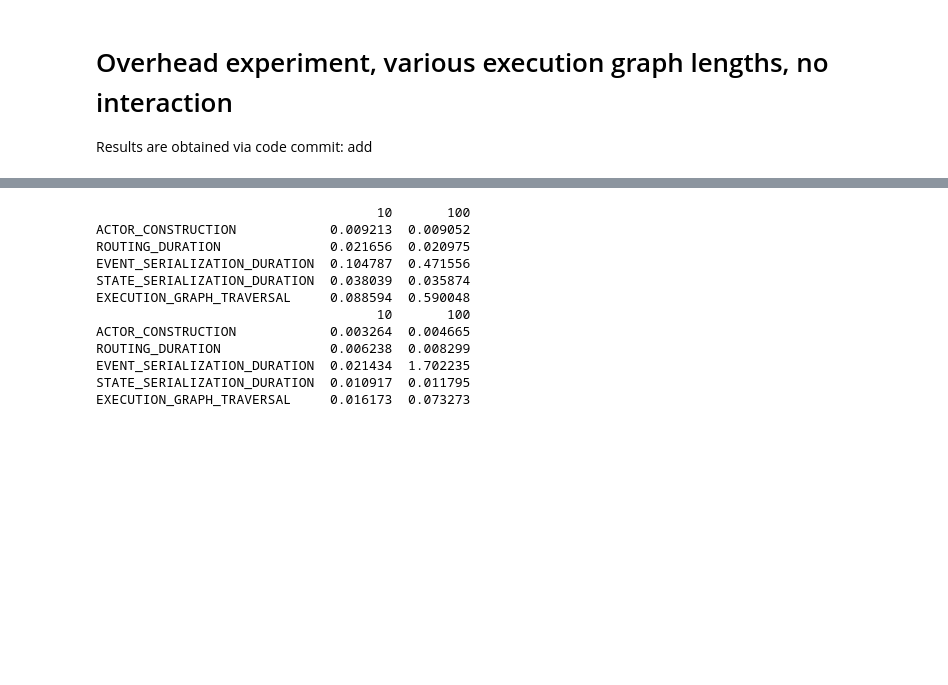
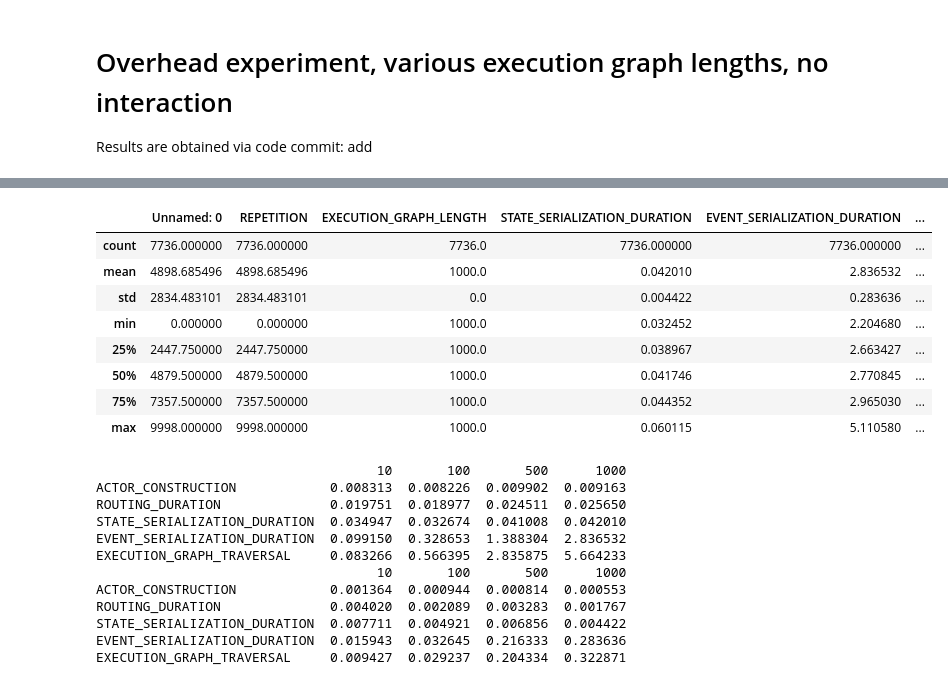
Before and after one commit to delftdata/stateflow-evaluation, a Jupyter notebook: results/overhead/overhead_results.ipynb, the cells around one changed output, grey strips where cells are left out. Drawn from its saved outputs; the diff is of its cells as text; code cells hidden in the pictures; blank space fills up the shorter version.

```diff
--- a/results/overhead/overhead_results.ipynb
+++ b/results/overhead/overhead_results.ipynb
@@ -200,29 +231,51 @@ plt.show()
+# %%
+eg_1000_data = pd.read_csv("execution_graph_length_1000.csv")
+columns = ["STATE_SERIALIZATION_DURATION", "EVENT_SERIALIZATION_DURATION", "ROUTING_DURATION", "ACTOR_CONSTRUCTION", "EXECUTION_GRAPH_TRAVERSAL"]
+
+for column in columns:
+    eg_1000_data = eg_1000_data[eg_1000_data[column] < eg_1000_data[column].quantile(0.95)]
+eg_1000_data.describe()
+# %% [output]
+|  | Unnamed: 0 | REPETITION | EXECUTION_GRAPH_LENGTH | STATE_SERIALIZATION_DURATION | EVENT_SERIALIZATION_DURATION | ... |
+| count | 7736.000000 | 7736.000000 | 7736.0 | 7736.000000 | 7736.000000 | ... |
+| mean | 4898.685496 | 4898.685496 | 1000.0 | 0.042010 | 2.836532 | ... |
+| std | 2834.483101 | 2834.483101 | 0.0 | 0.004422 | 0.283636 | ... |
+| min | 0.000000 | 0.000000 | 1000.0 | 0.032452 | 2.204680 | ... |
+| 25% | 2447.750000 | 2447.750000 | 1000.0 | 0.038967 | 2.663427 | ... |
+| 50% | 4879.500000 | 4879.500000 | 1000.0 | 0.041746 | 2.770845 | ... |
+| 75% | 7357.500000 | 7357.500000 | 1000.0 | 0.044352 | 2.965030 | ... |
+| max | 9998.000000 | 9998.000000 | 1000.0 | 0.060115 | 5.110580 | ... |
 # %%
-eg_10_data_mean = eg_10_data[["ACTOR_CONSTRUCTION", "ROUTING_DURATION", "EVENT_SERIALIZATION_DURATION", "STATE_SERIALIZATION_DURATION", "EXECUTION_GRAPH_TRAVERSAL"]].mean().to_frame(name="10")
-eg_100_data_mean = eg_100_data[["ACTOR_CONSTRUCTION", "ROUTING_DURATION", "EVENT_SERIALIZATION_DURATION", "STATE_SERIALIZATION_DURATION", "EXECUTION_GRAPH_TRAVERSAL"]].mean().to_frame(name="100")
+columns = ["ACTOR_CONSTRUCTION", "ROUTING_DURATION", "STATE_SERIALIZATION_DURATION", "EVENT_SERIALIZATION_DURATION", "EXECUTION_GRAPH_TRAVERSAL"]
 
-eg_10_data_std = eg_10_data[["ACTOR_CONSTRUCTION", "ROUTING_DURATION", "EVENT_SERIALIZATION_DURATION", "STATE_SERIALIZATION_DURATION", "EXECUTION_GRAPH_TRAVERSAL"]].std().to_frame(name="10")
-eg_100_data_std = eg_100_data[["ACTOR_CONSTRUCTION", "ROUTING_DURATION", "EVENT_SERIALIZATION_DURATION", "STATE_SERIALIZATION_DURATION", "EXECUTION_GRAPH_TRAVERSAL"]].std().to_frame(name="100")
+eg_10_data_mean = eg_10_data[columns].mean().to_frame(name="10")
+eg_100_data_mean = eg_100_data[columns].mean().to_frame(name="100")
+eg_500_data_mean = eg_500_data[columns].mean().to_frame(name="500")
+eg_1000_data_mean = eg_1000_data[columns].mean().to_frame(name="1000")
+
+eg_10_data_std = eg_10_data[columns].std().to_frame(name="10")
+eg_100_data_std = eg_100_data[columns].std().to_frame(name="100")
+eg_500_data_std = eg_500_data[columns].std().to_frame(name="500")
+eg_1000_data_std = eg_1000_data[columns].std().to_frame(name="1000")
 
 
-
-overhead_eg_mean = pd.concat([eg_10_data_mean, eg_100_data_mean], axis=1)
-overhead_eg_std = pd.concat([eg_10_data_std, eg_100_data_std], axis=1)
+overhead_eg_mean = pd.concat([eg_10_data_mean, eg_100_data_mean, eg_500_data_mean, eg_1000_data_mean], axis=1)
+overhead_eg_std = pd.concat([eg_10_data_std, eg_100_data_std, eg_500_data_std, eg_1000_data_std], axis=1)
 print(overhead_eg_mean)
 print(overhead_eg_std)
 # %% [output]
-                                    10       100
-ACTOR_CONSTRUCTION            0.009213  0.009052
-ROUTING_DURATION              0.021656  0.020975
-EVENT_SERIALIZATION_DURATION  0.104787  0.471556
-STATE_SERIALIZATION_DURATION  0.038039  0.035874
-EXECUTION_GRAPH_TRAVERSAL     0.088594  0.590048
-                                    10       100
-ACTOR_CONSTRUCTION            0.003264  0.004665
-ROUTING_DURATION              0.006238  0.008299
-EVENT_SERIALIZATION_DURATION  0.021434  1.702235
-STATE_SERIALIZATION_DURATION  0.010917  0.011795
-EXECUTION_GRAPH_TRAVERSAL     0.016173  0.073273
+                                    10       100       500      1000
+ACTOR_CONSTRUCTION            0.008313  0.008226  0.009902  0.009163
+ROUTING_DURATION              0.019751  0.018977  0.024511  0.025650
+STATE_SERIALIZATION_DURATION  0.034947  0.032674  0.041008  0.042010
+EVENT_SERIALIZATION_DURATION  0.099150  0.328653  1.388304  2.836532
+EXECUTION_GRAPH_TRAVERSAL     0.083266  0.566395  2.835875  5.664233
+                                    10       100       500      1000
+ACTOR_CONSTRUCTION            0.001364  0.000944  0.000814  0.000553
+ROUTING_DURATION              0.004020  0.002089  0.003283  0.001767
+STATE_SERIALIZATION_DURATION  0.007711  0.004921  0.006856  0.004422
+EVENT_SERIALIZATION_DURATION  0.015943  0.032645  0.216333  0.283636
+EXECUTION_GRAPH_TRAVERSAL     0.009427  0.029237  0.204334  0.322871
 # %%
 ax = overhead_eg_mean.plot(kind="bar", color=["#ef476f", "#ffd166", "#06d6a0", "#118ab2", "#073b4c"], yerr=overhead_eg_std, rot=0, fontsize=12, capsize=4, ecolor='black', error_kw={"alpha": 0.80})
 ax.set_axisbelow(True)
```
Also changed, not shown: parts of 8 cells of this notebook.
